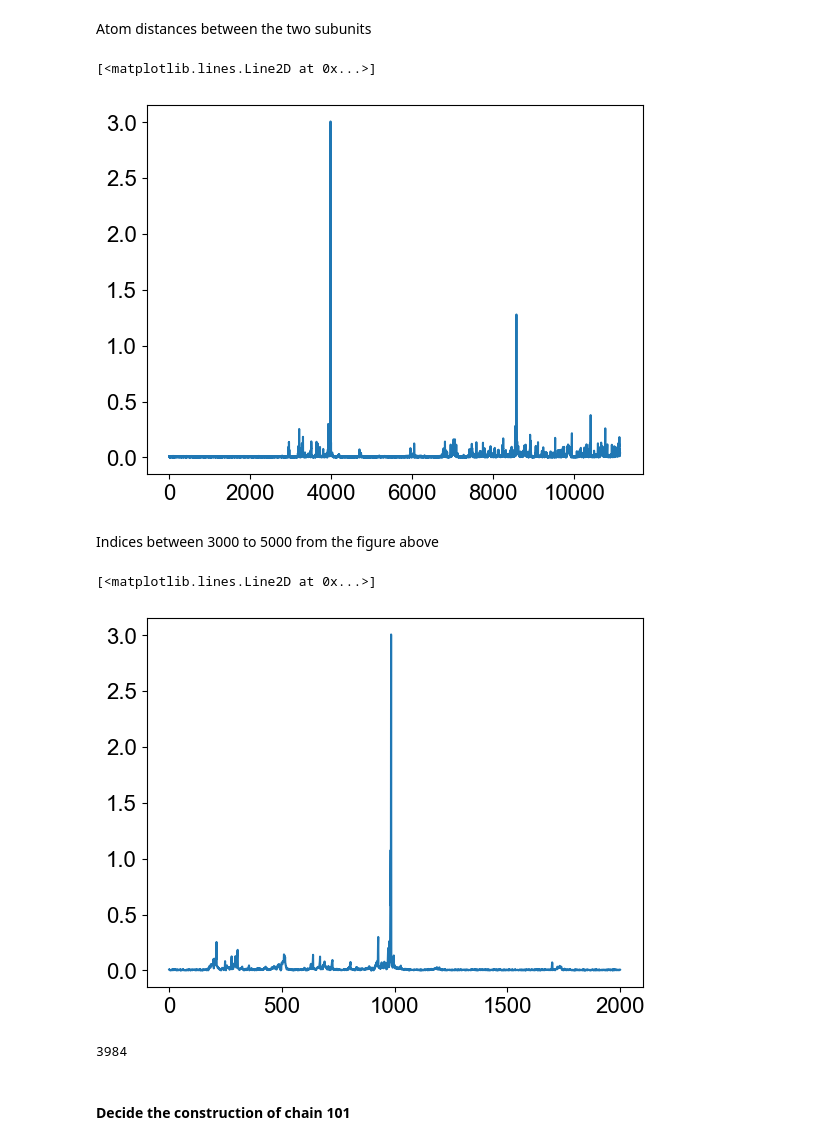
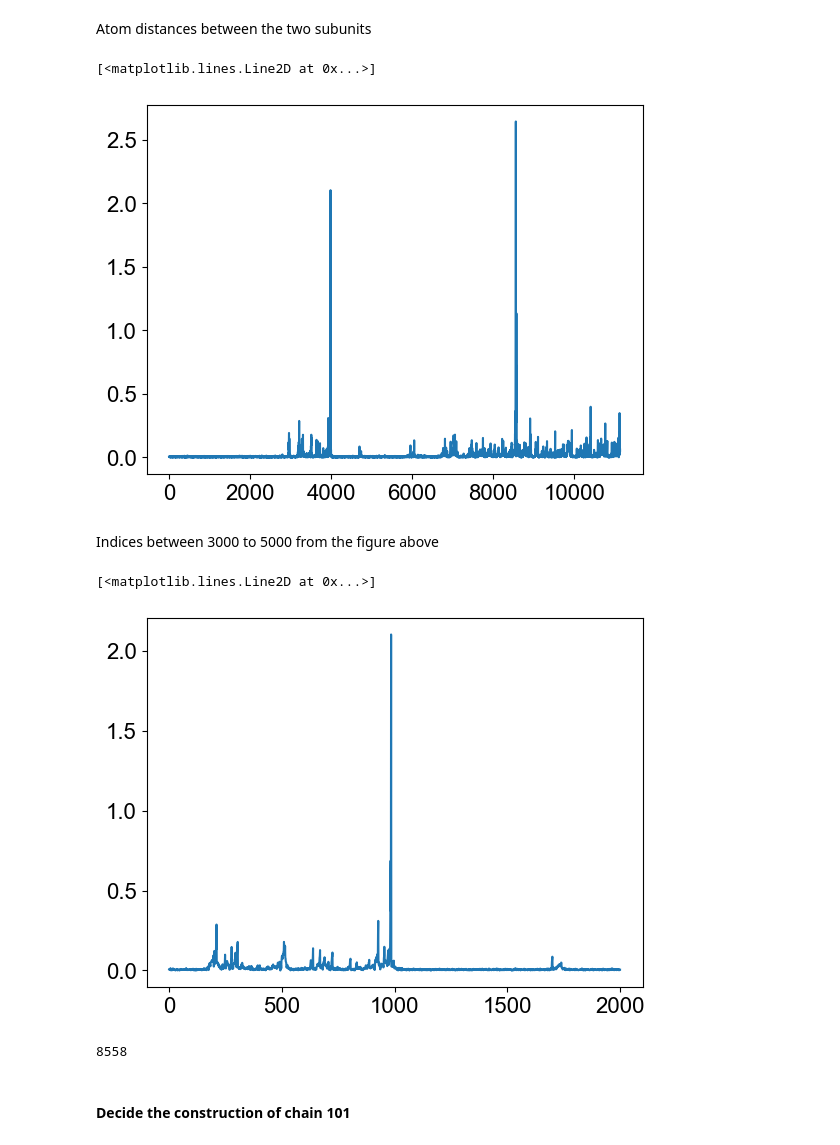
Before and after one commit to dingedrice/LargeSystem, a Jupyter notebook: emin/dilated/analysis.ipynb, the cells around one changed output. Saved outputs shown, nothing was run; the diff lists cells and outputs as text; code cells hidden in the pictures.

```diff
--- a/EnergyMinimization/analysis.ipynb
+++ b/emin/dilated/analysis.ipynb
@@ -34,8 +37,11 @@ def contacts_inter(file):
 Read the contacts file generated by smog2 and get all the chain indices (`contacts`) for inter-chain interactions and the number of chains in a subunit (`chain_subunit`).
 
 The contacts generated from smog 2 starts with 1 and did not restart counting for subunit 2. This means the chain index of subunit 2 starts with `chain_subunit + 1`
+# %%
+f_dilated_contacts = "/mnt/e/LargeSystem/npc/original_structure/dilated/original_SBM/openmm_del/dilated.contacts"
+f_dilated_ndx = "/mnt/e/LargeSystem/npc/original_structure/dilated/original_SBM/openmm_del/dilated.ndx"
 # %%
-contacts, chain_subunit = contacts_inter("openmm/dilated.contacts")
+contacts, chain_subunit = contacts_inter(f_dilated_contacts)
 # %% [markdown]
 Remove repeated contacts
 # %%
@@ -191,7 +197,7 @@ import mdtraj as md
 # %% [markdown]
 Load the final frame from the energy minimization (file not uploaded)
 # %%
-em = md.load("../emin_deletecontacts/one_step/emin.gro")
+em = md.load("steps/emin.gro")
 # %% [markdown]
 This is only loaded because I need to divide the chain 101 and I want to keep the residues intact. I could not think of a better way to store the residue information so I used mdtraj. This should be avoided in general because mdtraj organized everything and provide you with a lot of information you won't need. This is time-consuming. I have a simpler PDB reader below and it is much faster.
 # %%
@@ -200,10 +206,10 @@ sub1 = md.load("../adjust_1.pdb")
 # %% [markdown]
 Rotation center copied from `axis.ipynb` and converted into nm.
 # %%
-c = np.array([993.6, 993.6, 0])/10
+c = C_DILATED_A/10
 # Rotate subunit 2 inplace of subunit 1
 # Rotate clockwise around the z-axis by 45 degrees, right multiplied
-A = np.array([np.cos(np.pi/4), -np.sin(np.pi/4), 0, np.sin(np.pi/4), np.cos(np.pi/4), 0, 0, 0, 1]).reshape(3, 3)
+A = Rotate_Z(theta = -np.pi/4)
 # %% [markdown]
 Number of atoms in a subunit
 # %%
@@ -222,21 +228,21 @@ sub2_rot = (em.xyz[0, N_atoms_subunit:] - c)@A + c
 # %% [markdown]
 Atom distances between the two subunits
 # %%
-plt.plot(np.sqrt(((sub2_rot[get_index([101], "openmm/dilated.ndx")] - em.xyz[0, get_index([101], "openmm/dilated.ndx")])**2).sum(axis = 1))*10)
+plt.plot(np.sqrt(((sub2_rot[get_index([101], f_dilated_ndx)] - em.xyz[0, get_index([101], f_dilated_ndx)])**2).sum(axis = 1))*10)
 # %% [output]
 [<matplotlib.lines.Line2D at 0x...>]
-[figure, old version]
+[figure, new version]
 # %% [markdown]
 Indices between 3000 to 5000 from the figure above
 # %%
-plt.plot(np.sqrt(((sub2_rot[get_index([101], "openmm/dilated.ndx")] - em.xyz[0, get_index([101], "openmm/dilated.ndx")])**2).sum(axis = 1))[3000:5000]*10)
+plt.plot(np.sqrt(((sub2_rot[get_index([101], f_dilated_ndx)] - em.xyz[0, get_index([101], f_dilated_ndx)])**2).sum(axis = 1))[3000:5000]*10)
 # %% [output]
 [<matplotlib.lines.Line2D at 0x...>]
-[figure, old version]
+[figure, new version]
 # %%
-np.argmax(((sub2_rot[get_index([101], "openmm/dilated.ndx")] - em.xyz[0, get_index([101], "openmm/dilated.ndx")])**2).sum(axis = 1))
+np.argmax(((sub2_rot[get_index([101], f_dilated_ndx)] - em.xyz[0, get_index([101], f_dilated_ndx)])**2).sum(axis = 1))
 # %% [output]
-3984
+8558
 # %% [markdown]
 #### Decide the construction of chain 101
 # %% [markdown]
```
Also changed, not shown: parts of 22 cells of this notebook, 15 other files.
